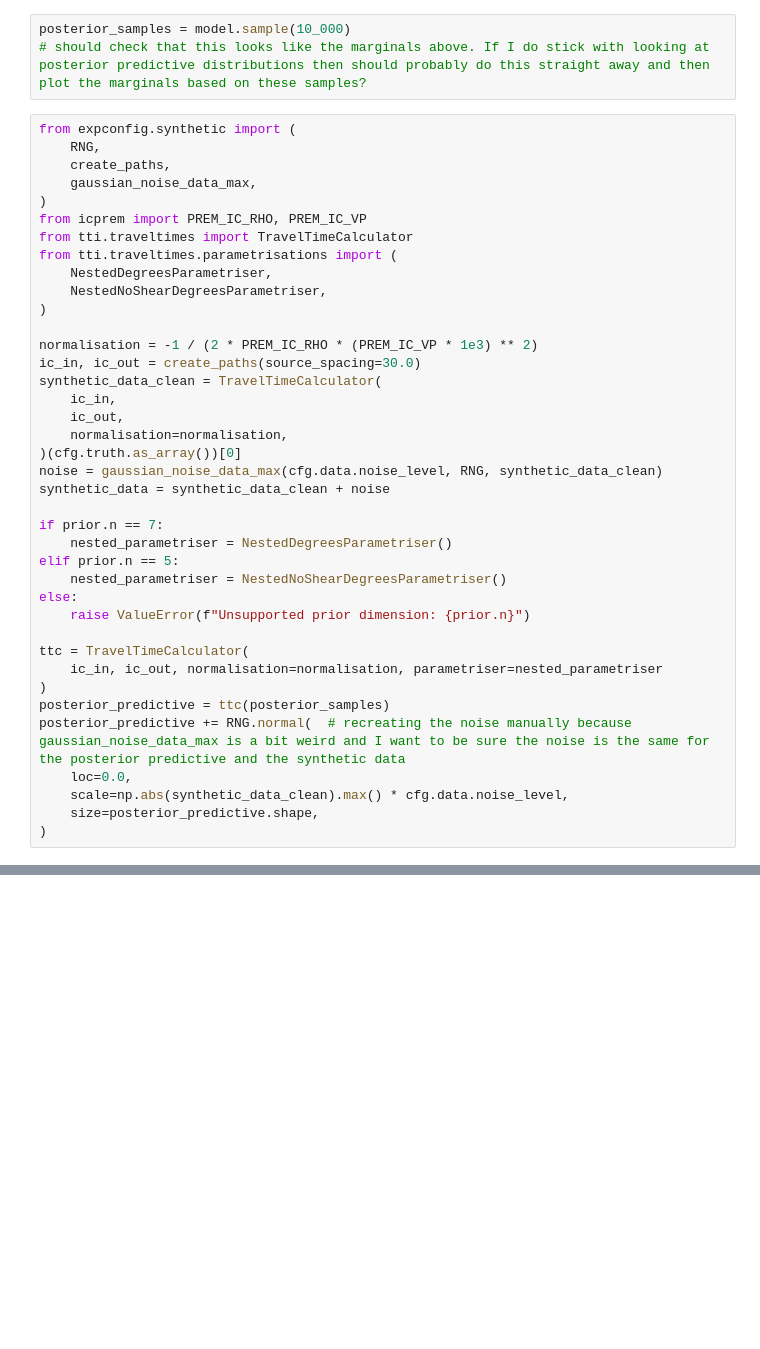
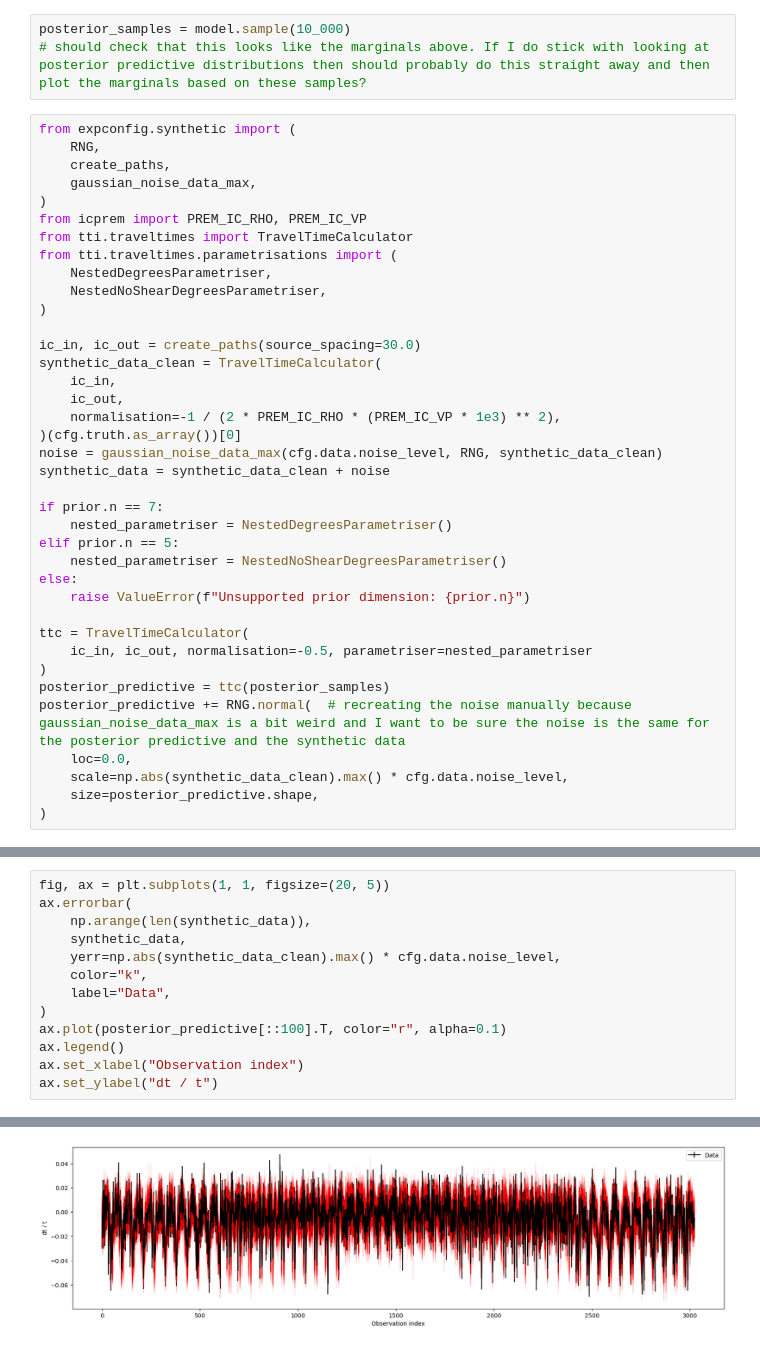
Before and after one commit to auggiemarignier/icanisddr, a Jupyter notebook: experiments/bulkic/notebooks/analyse_samples.ipynb, the cells around one changed output, grey strips where cells are left out. Cells and saved outputs as stored; diff of their text form; blank space fills up the shorter version.

Commit message:
fix: BulkIC Normalisations (#65)

```diff
--- a/experiments/bulkic/notebooks/analyse_samples.ipynb
+++ b/experiments/bulkic/notebooks/analyse_samples.ipynb
@@ -178,12 +170,11 @@ from tti.traveltimes.parametrisations import (
     NestedNoShearDegreesParametriser,
 )
 
-normalisation = -1 / (2 * PREM_IC_RHO * (PREM_IC_VP * 1e3) ** 2)
 ic_in, ic_out = create_paths(source_spacing=30.0)
 synthetic_data_clean = TravelTimeCalculator(
     ic_in,
     ic_out,
-    normalisation=normalisation,
+    normalisation=-1 / (2 * PREM_IC_RHO * (PREM_IC_VP * 1e3) ** 2),
 )(cfg.truth.as_array())[0]
 noise = gaussian_noise_data_max(cfg.data.noise_level, RNG, synthetic_data_clean)
 synthetic_data = synthetic_data_clean + noise
@@ -196,7 +187,7 @@ else:
     raise ValueError(f"Unsupported prior dimension: {prior.n}")
 
 ttc = TravelTimeCalculator(
-    ic_in, ic_out, normalisation=normalisation, parametriser=nested_parametriser
+    ic_in, ic_out, normalisation=-0.5, parametriser=nested_parametriser
 )
 posterior_predictive = ttc(posterior_samples)
 posterior_predictive += RNG.normal(  # recreating the noise manually because gaussian_noise_data_max is a bit weird and I want to be sure the noise is the same for the posterior predictive and the synthetic data
@@ -234,0 +226,14 @@ plt.savefig(RESULTS_DIR / "posterior_predictive.png")
+# %%
+fig, ax = plt.subplots(1, 1, figsize=(20, 5))
+ax.errorbar(
+    np.arange(len(synthetic_data)),
+    synthetic_data,
+    yerr=np.abs(synthetic_data_clean).max() * cfg.data.noise_level,
+    color="k",
+    label="Data",
+)
+ax.plot(posterior_predictive[::100].T, color="r", alpha=0.1)
+ax.legend()
+ax.set_xlabel("Observation index")
+ax.set_ylabel("dt / t")
+# %% [output]
@@ -234,0 +241 @@ plt.savefig(RESULTS_DIR / "posterior_predictive.png")
+[figure, added]
```
Also changed, not shown: parts of 9 cells of this notebook, 6 other files.
